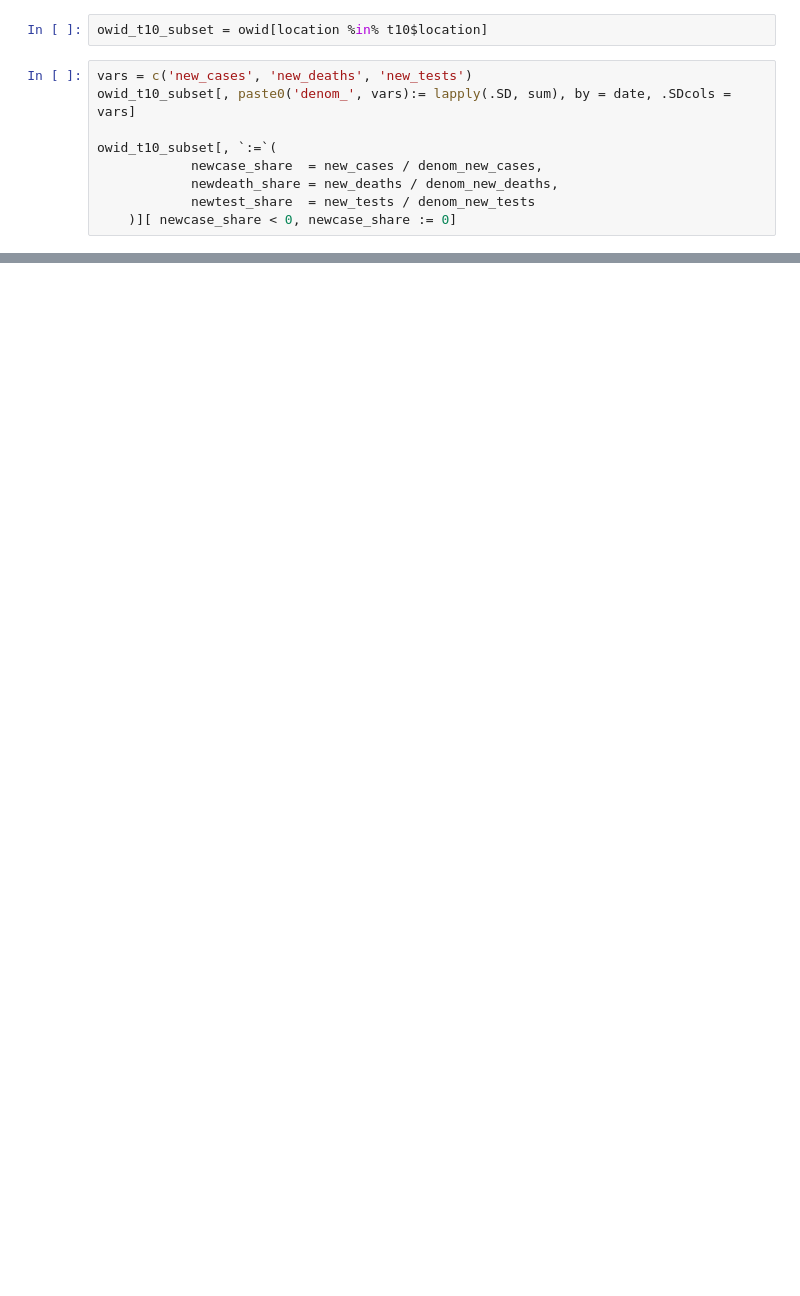
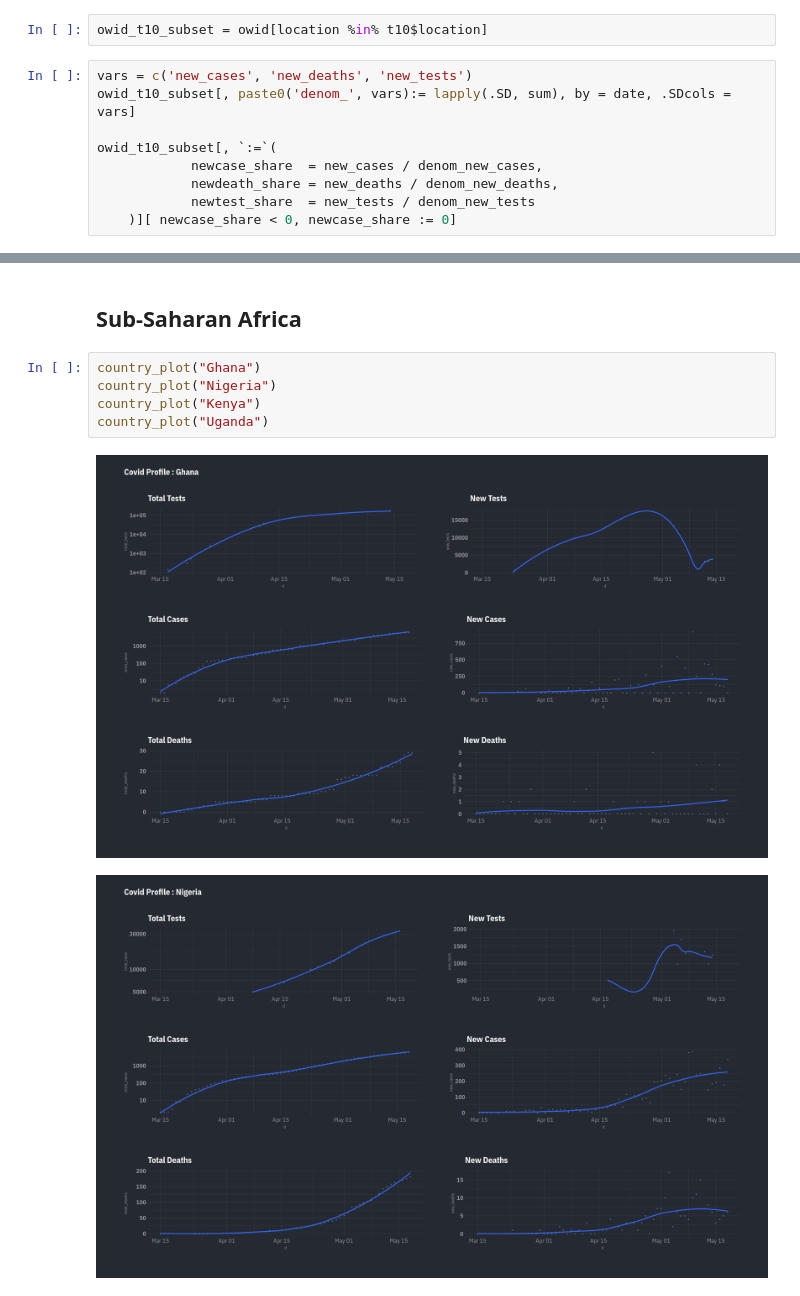
Before and after one commit to apoorvalal/covidviz, a Jupyter notebook: cross_country_comparisons.ipynb, the cells around one changed output, grey strips where cells are left out. Cells and saved outputs as stored; diff of their text form; blank space fills up the shorter version.

```diff
--- a/cross_country_comparisons.ipynb
+++ b/cross_country_comparisons.ipynb
@@ -330,0 +366,10 @@ Warning message:
+# %% [markdown]
+## Sub-Saharan Africa
+# %%
+country_plot("Ghana")
+country_plot("Nigeria")
+country_plot("Kenya")
+country_plot("Uganda")
+# %% [output]
+[figure, added]
+[figure, added]
```
Also changed, not shown: parts of 20 cells of this notebook, 4 other files.
